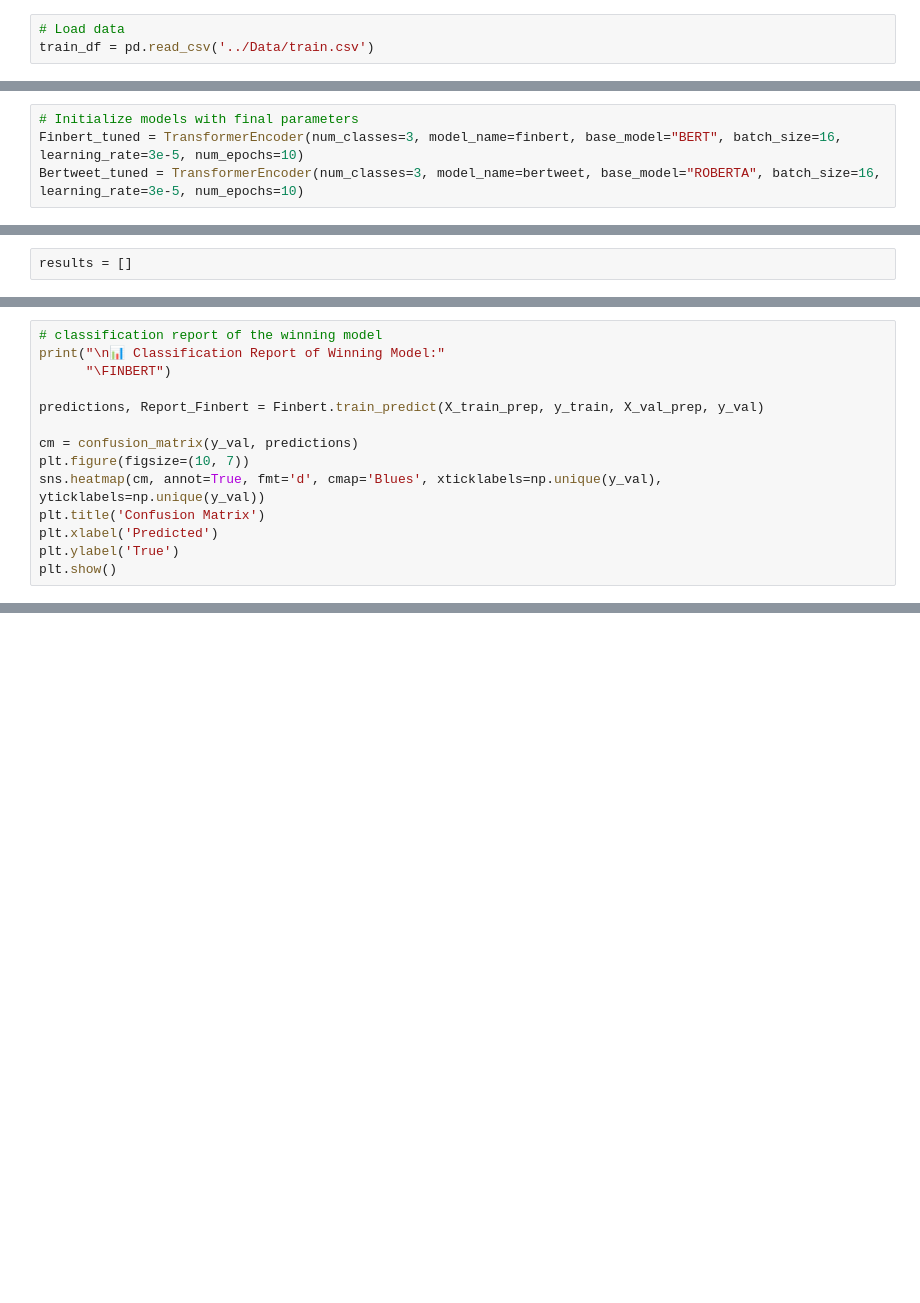
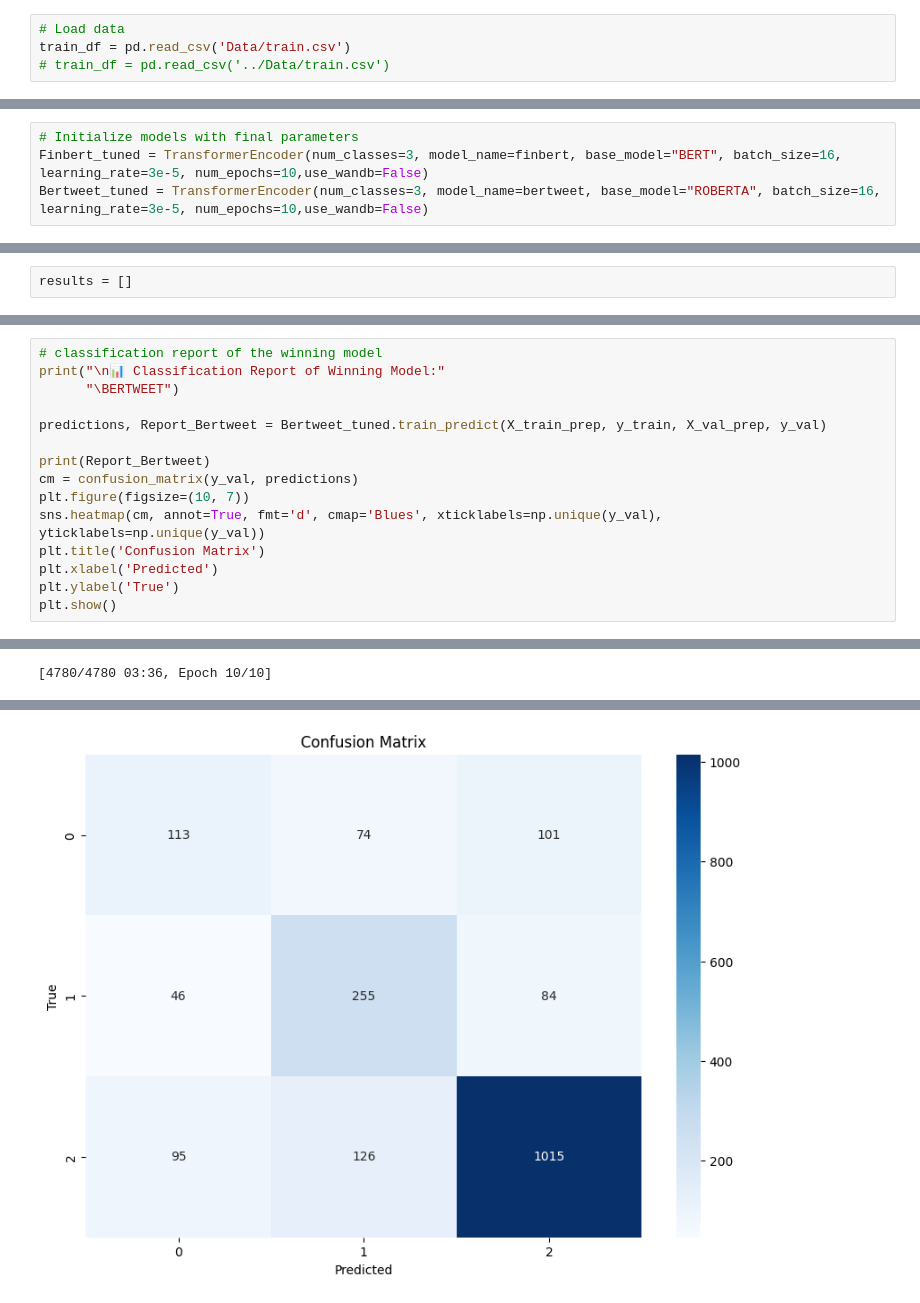
Before and after one commit to joanaefsteves/SentimentAnalysis_StockMarket, a Jupyter notebook: Notebooks/5_transformer_encoders.ipynb, the cells around one changed output, grey strips where cells are left out. Drawn from its saved outputs; the diff is of its cells as text; blank space fills up the shorter version.

```diff
--- a/Notebooks/5_transformer_encoders.ipynb
+++ b/Notebooks/5_transformer_encoders.ipynb
@@ -50,7 +73,8 @@ from src.preprocessing import PreprocessingPretrained
 from src.tranformer_encoder import TransformerEncoder
 # %%
 # Load data
-train_df = pd.read_csv('../Data/train.csv')
+train_df = pd.read_csv('Data/train.csv')
+# train_df = pd.read_csv('../Data/train.csv')
 # %% [markdown]
 # Initialize models
 # %%
@@ -151,6 +357,6 @@ weighted avg       0.74      0.74      0.74      1909
 # %%
 # Initialize models with final parameters
-Finbert_tuned = TransformerEncoder(num_classes=3, model_name=finbert, base_model="BERT", batch_size=16, learning_rate=3e-5, num_epochs=10)
-Bertweet_tuned = TransformerEncoder(num_classes=3, model_name=bertweet, base_model="ROBERTA", batch_size=16, learning_rate=3e-5, num_epochs=10)
+Finbert_tuned = TransformerEncoder(num_classes=3, model_name=finbert, base_model="BERT", batch_size=16, learning_rate=3e-5, num_epochs=10,use_wandb=False)
+Bertweet_tuned = TransformerEncoder(num_classes=3, model_name=bertweet, base_model="ROBERTA", batch_size=16, learning_rate=3e-5, num_epochs=10,use_wandb=False)
 # %% [markdown]
 # Evaluation
@@ -301,14 +599,16 @@ print("\n🏆 BEST PERFORMING MODEL:"
-# %%
-# classification report of the winning model
-print("\n📊 Classification Report of Winning Model:"
-      "\FINBERT")
-
-predictions, Report_Finbert = Finbert.train_predict(X_train_prep, y_train, X_val_prep, y_val)
-
-cm = confusion_matrix(y_val, predictions)
-plt.figure(figsize=(10, 7))
-sns.heatmap(cm, annot=True, fmt='d', cmap='Blues', xticklabels=np.unique(y_val), yticklabels=np.unique(y_val))
-plt.title('Confusion Matrix')
-plt.xlabel('Predicted')
-plt.ylabel('True')
-plt.show()
+# %%
+# classification report of the winning model
+print("\n📊 Classification Report of Winning Model:"
+      "\BERTWEET")
+
+predictions, Report_Bertweet = Bertweet_tuned.train_predict(X_train_prep, y_train, X_val_prep, y_val)
+
+print(Report_Bertweet)
+cm = confusion_matrix(y_val, predictions)
+plt.figure(figsize=(10, 7))
+sns.heatmap(cm, annot=True, fmt='d', cmap='Blues', xticklabels=np.unique(y_val), yticklabels=np.unique(y_val))
+plt.title('Confusion Matrix')
+plt.xlabel('Predicted')
+plt.ylabel('True')
+plt.show()
+# %% [output]
@@ -314,0 +618 @@ plt.show()
+[4780/4780 03:36, Epoch 10/10]
@@ -314,0 +640 @@ plt.show()
+[figure, added]
```
Also changed, not shown: parts of 17 cells of this notebook, 1 other file.
